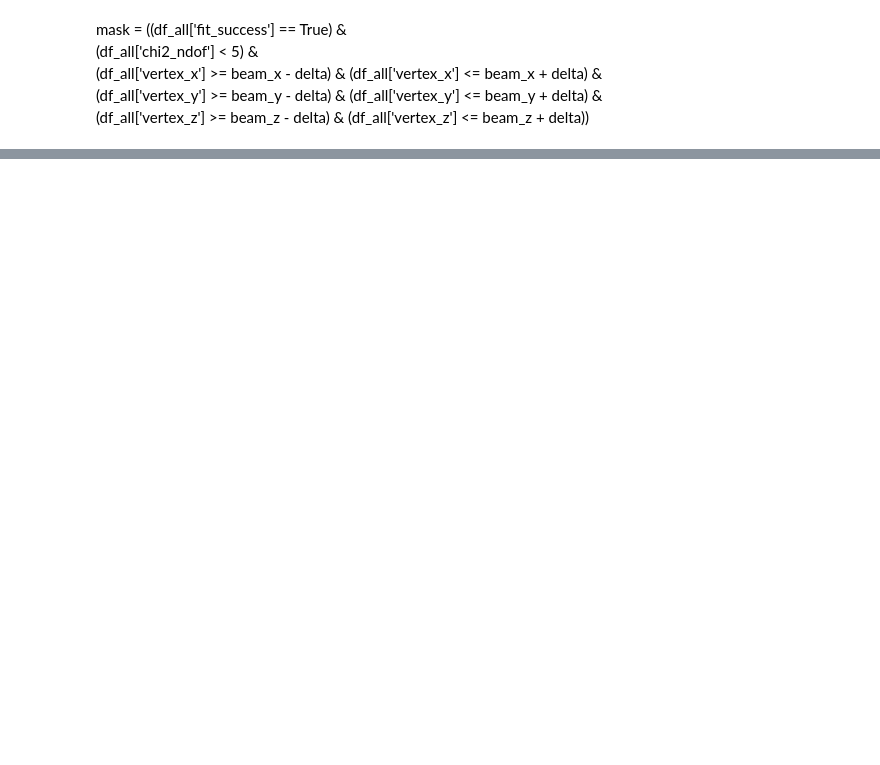
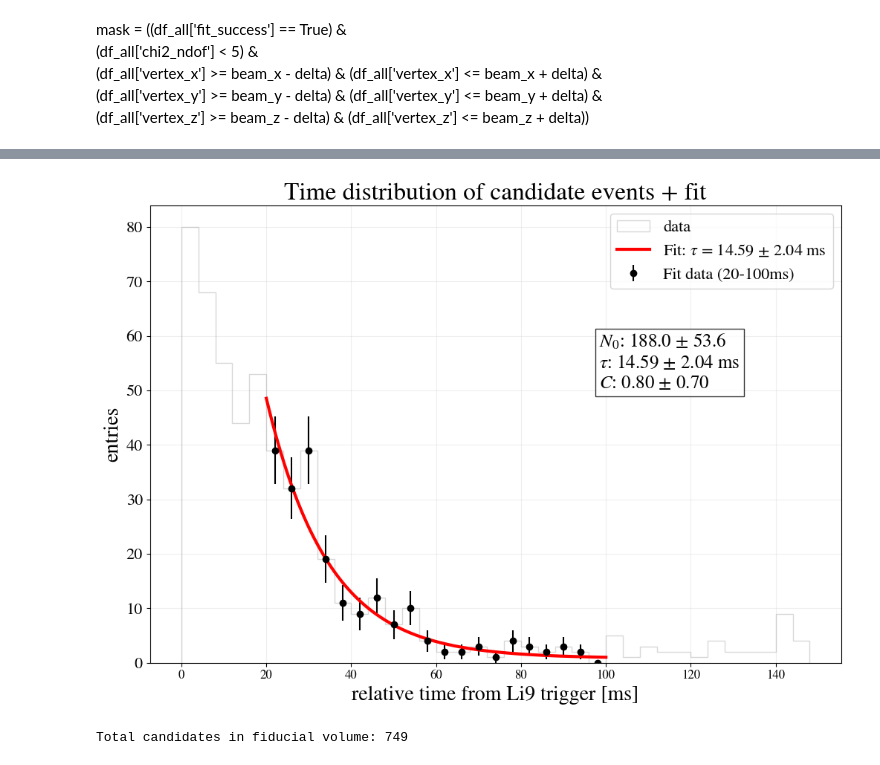
Before and after one commit to elenaramos44/9Li_analysis, a Jupyter notebook: notebooks/multilat_vertex.ipynb, the cells around one changed output, grey strips where cells are left out. Cells and saved outputs as stored; diff of their text form; code cells hidden in the pictures; blank space fills up the shorter version.

```diff
--- a/notebooks/multilat_vertex.ipynb
+++ b/notebooks/multilat_vertex.ipynb
@@ -507,0 +577,20 @@ plt.show()
+# %%
+mask_fiducial = (
+    (df_all['vertex_x'] > x_lims[0]) & (df_all['vertex_x'] < x_lims[1]) &
+    (df_all['vertex_y'] > y_lims[0]) & (df_all['vertex_y'] < y_lims[1]) &
+    (df_all['vertex_z'] > z_lims[0]) & (df_all['vertex_z'] < z_lims[1])
+)
+
+final_mask = (df_all['fit_success'] == True) & \
+             (df_all['chi2_ndof'] < 5) & \
+             mask_fiducial
+
+df_final_candidates = df_all[final_mask].copy()
+
+n_total = len(df_all)
+n_fiducial = len(df_final_candidates)
+
+
+print(f"Total events in df_all: {n_total}")
+print(f"Events in FV: {n_fiducial}")
+print(f"fraction: {(n_fiducial/n_total)*100:.3f}%")
@@ -508,3 +601,63 @@ plt.show()
+# %%
+from scipy.optimize import curve_fit
+
+
+#time relative to the trigger in ms
+
+df_final_candidates['t_ms'] = df_final_candidates['t_window_start_rel_ns'] / 1e6
+
+#20ms to 100ms as Kouki
+bin_width = 4
+fit_bins = np.arange(20, 100 + bin_width, bin_width)
+counts, bin_edges = np.histogram(df_final_candidates['t_ms'], bins=fit_bins)
+bin_centers = (bin_edges[:-1] + bin_edges[1:]) / 2
+
+# N(t) = N0 * exp(-t/tau) + C
+def decay_func(t, N0, tau, C):
+    return N0 * np.exp(-t / tau) + C
+
+# Initial guesses based on your reference image
+p0 = [counts.max(), 13.6, 1.0]
+
+# Perform fit with Poisson weighting (sigma = sqrt(N))
+popt, pcov = curve_fit(decay_func, bin_centers, counts, p0=p0, sigma=np.sqrt(counts + 1))
+errors = np.sqrt(np.diag(pcov))
+
+#plot
+plt.figure(figsize=(12, 8))
+
+
+plt.hist(df_final_candidates['t_ms'], bins=np.arange(0, 150, bin_width),
+         histtype='step', color='gray', alpha=0.3, label='data')
+
+# Data points used for fit
+plt.errorbar(bin_centers, counts, yerr=np.sqrt(counts), fmt='ko', label='Fit data (20-100ms)')
+
+# Plot Fit Curve
+t_plot = np.linspace(20, 100, 200)
+plt.plot(t_plot, decay_func(t_plot, *popt), 'r-', linewidth=3,
+         label=f'Fit: $\\tau$ = {popt[1]:.2f} ± {errors[1]:.2f} ms')
+
+
+plt.title("Time distribution of candidate events + fit", fontsize=24)
+plt.xlabel("relative time from Li9 trigger [ms]", fontsize=20)
+plt.ylabel("entries", fontsize=20)
+plt.legend(fontsize=16)
+plt.grid(True, alpha=0.2)
+
+# Stats Box
+stats = (f"$N_0$: {popt[0]:.1f} ± {errors[0]:.1f}\n"
+         f"$\\tau$: {popt[1]:.2f} ± {errors[1]:.2f} ms\n"
+         f"$C$: {popt[2]:.2f} ± {errors[2]:.2f}")
+plt.gca().text(0.65, 0.6, stats, transform=plt.gca().transAxes,
+               bbox=dict(facecolor='white', alpha=0.8), fontsize=18)
+
+plt.show()
+
+print(f"Total candidates in fiducial volume: {len(df_final_candidates)}")
+# %% [output]
+[figure, added]
+Total candidates in fiducial volume: 749
 # %%
 # Convert nanoseconds to milliseconds
 df_all['t_window_start_rel_ms'] = df_all['t_window_start_rel_ns'] / 1e6
```
Also changed, not shown: parts of 21 cells of this notebook, 1 other file.
